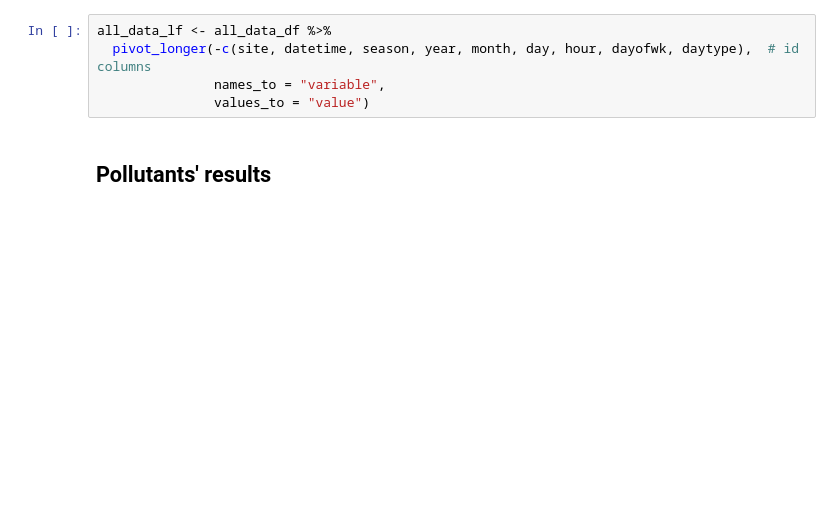
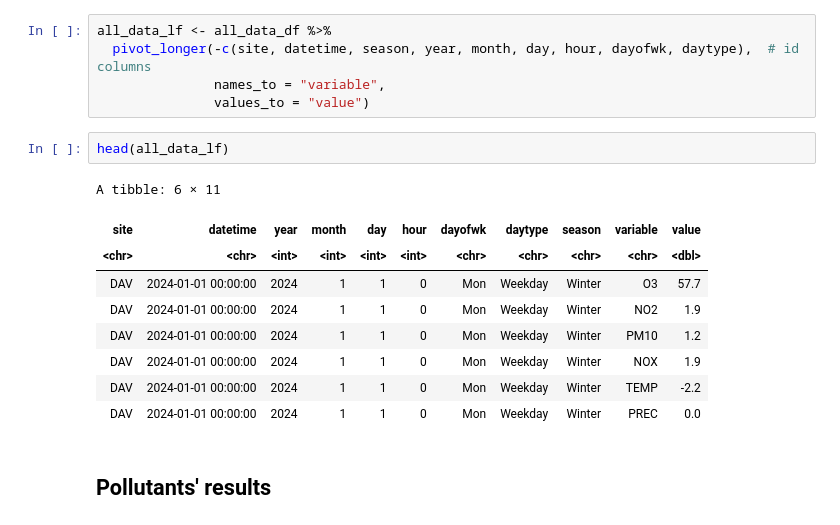
Before and after one commit to matheogodenzi/Air_pollution, a Jupyter notebook: Weekdays_vs_Weekends.ipynb, the cells around one changed output. Cells and saved outputs as stored; diff of their text form; blank space fills up the shorter version.

```diff
--- a/Weekdays_vs_Weekends.ipynb
+++ b/Weekdays_vs_Weekends.ipynb
@@ -80,6 +86,18 @@ all_data_lf <- all_data_df %>%
   pivot_longer(-c(site, datetime, season, year, month, day, hour, dayofwk, daytype),  # id columns
                names_to = "variable",
                values_to = "value")
+# %%
+head(all_data_lf)
+# %% [output]
+A tibble: 6 × 11
+| site | datetime | year | month | day | hour | dayofwk | daytype | season | variable | value |
+| <chr> | <chr> | <int> | <int> | <int> | <int> | <chr> | <chr> | <chr> | <chr> | <dbl> |
+| DAV | 2024-01-01 00:00:00 | 2024 | 1 | 1 | 0 | Mon | Weekday | Winter | O3 | 57.7 |
+| DAV | 2024-01-01 00:00:00 | 2024 | 1 | 1 | 0 | Mon | Weekday | Winter | NO2 | 1.9 |
+| DAV | 2024-01-01 00:00:00 | 2024 | 1 | 1 | 0 | Mon | Weekday | Winter | PM10 | 1.2 |
+| DAV | 2024-01-01 00:00:00 | 2024 | 1 | 1 | 0 | Mon | Weekday | Winter | NOX | 1.9 |
+| DAV | 2024-01-01 00:00:00 | 2024 | 1 | 1 | 0 | Mon | Weekday | Winter | TEMP | -2.2 |
+| DAV | 2024-01-01 00:00:00 | 2024 | 1 | 1 | 0 | Mon | Weekday | Winter | PREC | 0.0 |
 # %% [markdown]
 ## Pollutants' results
 # %%
```
Also changed, not shown: parts of 3 cells of this notebook, 1 other file.
